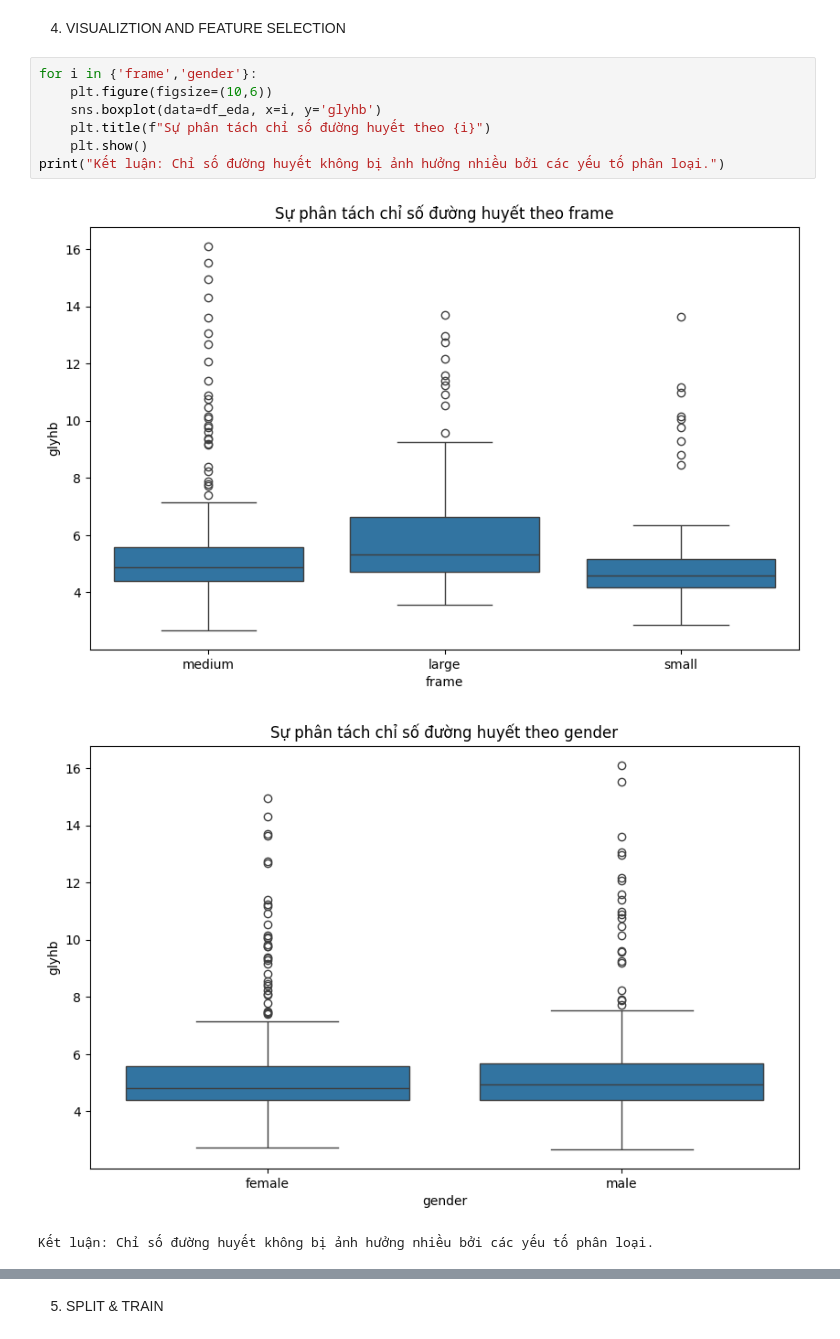
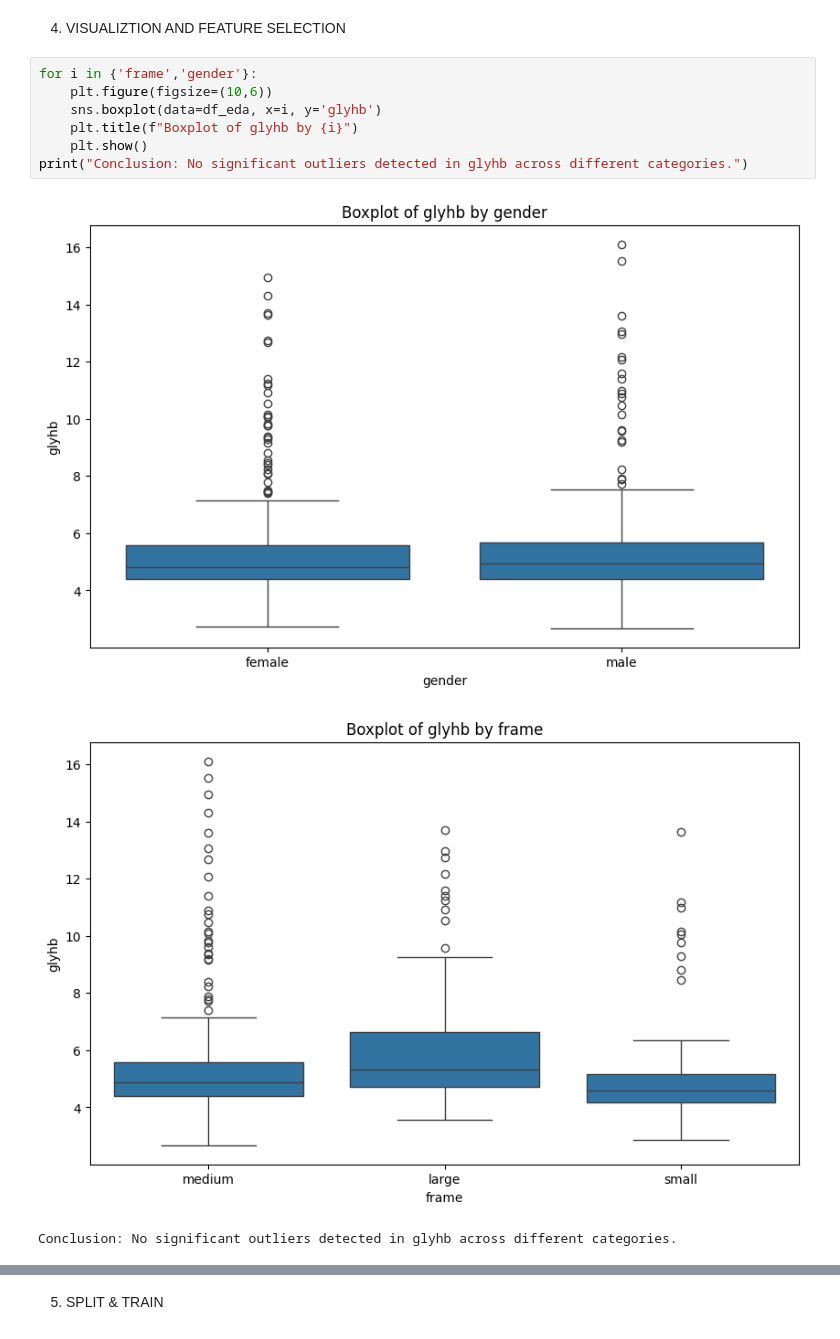
Before and after one commit to Lukevu-hub/diabetes-prediction, a Jupyter notebook: notebook.ipynb, the cells around one changed output, grey strips where cells are left out. Drawn from its saved outputs; the diff is of its cells as text.

```diff
--- a/notebook.ipynb
+++ b/notebook.ipynb
@@ -122,12 +121,12 @@ Duplicated     : 0
 # %%
 for i in {'frame','gender'}:
     plt.figure(figsize=(10,6))
     sns.boxplot(data=df_eda, x=i, y='glyhb')
-    plt.title(f"Sự phân tách chỉ số đường huyết theo {i}")
+    plt.title(f"Boxplot of glyhb by {i}")
     plt.show()
-print("Kết luận: Chỉ số đường huyết không bị ảnh hưởng nhiều bởi các yếu tố phân loại.")
+print("Conclusion: No significant outliers detected in glyhb across different categories.")
 # %% [output]
-[figure, old version]
+[figure, new version]
-[figure, old version]
+[figure, new version]
-Kết luận: Chỉ số đường huyết không bị ảnh hưởng nhiều bởi các yếu tố phân loại.
+Conclusion: No significant outliers detected in glyhb across different categories.
 # %%
```
Also changed, not shown: parts of 11 cells of this notebook.
